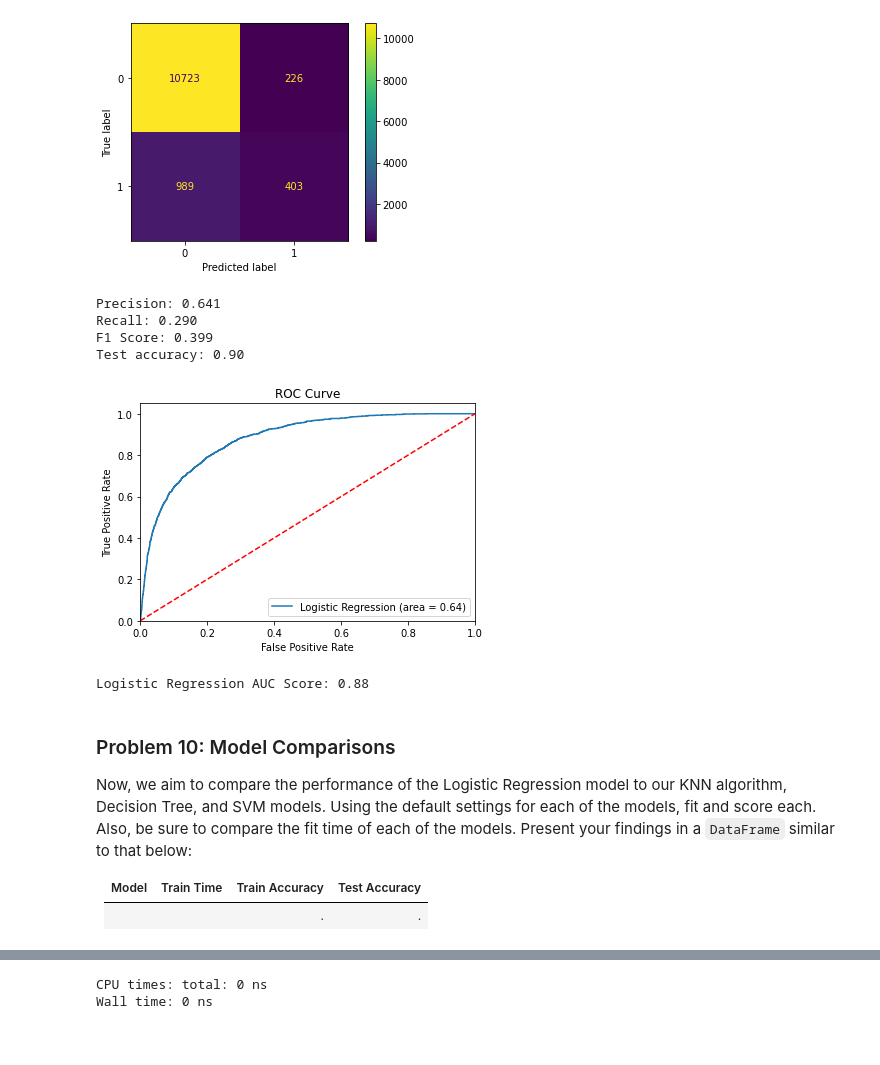
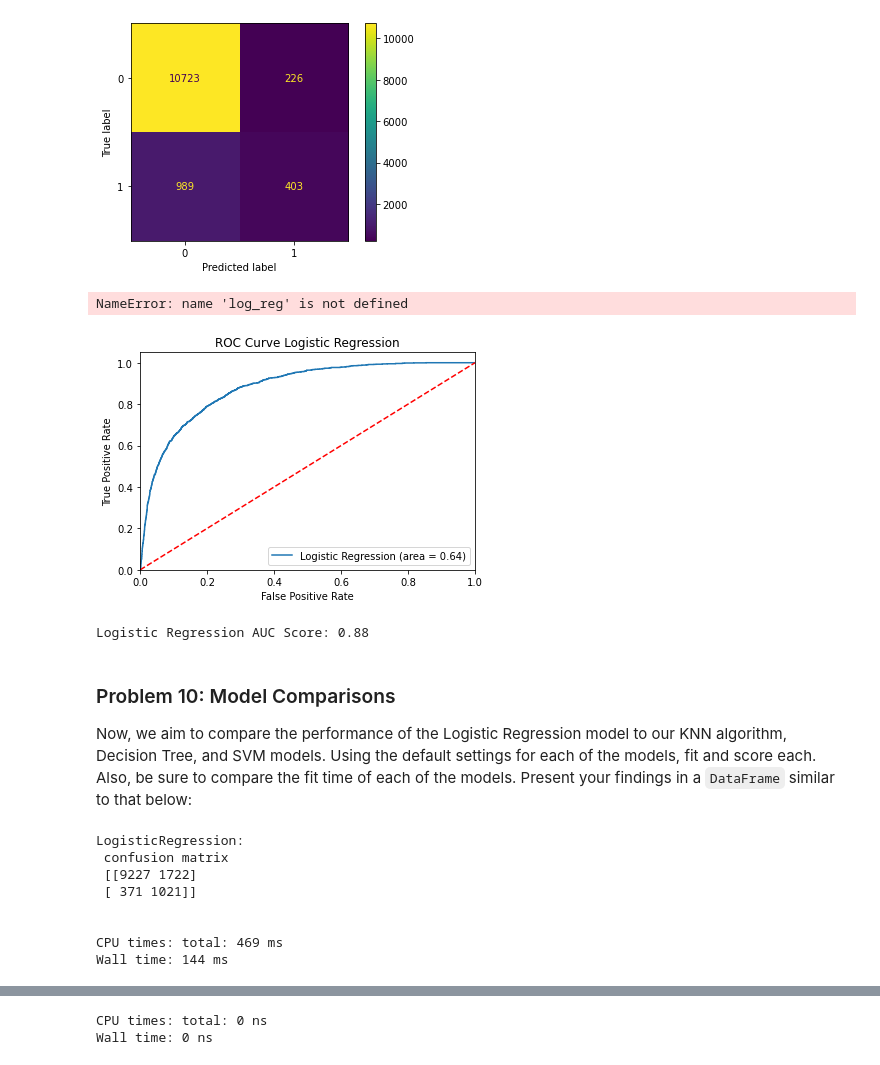
Before and after one commit to pranalee04/BH-PCMLAI-Module17-PracticalApplication-3, a Jupyter notebook: notebook/practical-assignment-3.ipynb, the cells around one changed output, grey strips where cells are left out. Cells and saved outputs as stored; diff of their text form; code cells hidden in the pictures.

```diff
--- a/notebook/practical-assignment-3.ipynb
+++ b/notebook/practical-assignment-3.ipynb
@@ -741,7 +749,7 @@ cmd.plot()
 [figure]
 # %%
 # Make predictions on the test data
-y_pred = log_reg.predict(X_test)
+y_pred = log_reg_model.predict(X_test)
 
 
 # Calculate the precision, recall, and F1 score
@@ -757,35 +765,28 @@ print("F1 Score: {:.3f}".format(f1))
 # Print the test accuracy
 print("Test accuracy: {:.2f}".format(accuracy))
 # %% [output]
-Precision: 0.641
-Recall: 0.290
-F1 Score: 0.399
-Test accuracy: 0.90
+NameError: name 'log_reg' is not defined
 # %%
 #AUC ROC curve  for LogRegModel
-logit_roc_auc = roc_auc_score(y_test,pred)
+logit_roc_auc = roc_auc_score(y_test,y_pred)
 fpr, tpr, thresholds = roc_curve(y_test, log_reg_model.predict_proba(X_test)[:,1])
 plt.figure()
 plt.plot(fpr, tpr, label='Logistic Regression (area = %0.2f)' % logit_roc_auc)
 plt.plot([0, 1], [0, 1],'r--')
 plt.xlim([0.0, 1.0])
 plt.ylim([0.0, 1.05])
 plt.xlabel('False Positive Rate')
 plt.ylabel('True Positive Rate')
 plt.title('ROC Curve Logistic Regression')
 plt.legend(loc="lower right")
-plt.savefig('Log_ROC')
+plt.savefig('images/Log_ROC_Logistic Regression')
 plt.show()
 auc_score =roc_auc_score(y_test, log_reg_model.predict_proba(X_test)[:,1])
 print("Logistic Regression AUC Score: {:.2f}".format(auc_score))
 # %% [output]
-[figure, old version]
+[figure, new version]
 Logistic Regression AUC Score: 0.88
 # %% [markdown]
 ### Problem 10: Model Comparisons
 
 Now, we aim to compare the performance of the Logistic Regression model to our KNN algorithm, Decision Tree, and SVM models.  Using the default settings for each of the models, fit and score each.  Also, be sure to compare the fit time of each of the models.  Present your findings in a `DataFrame` similar to that below:
-
-| Model | Train Time | Train Accuracy | Test Accuracy |
-| ----- | ---------- | -------------  | -----------   |
-|     |    |.     |.     |
@@ -791,0 +804,19 @@ Now, we aim to compare the performance of the Logistic Regression model to our K
+# %%
+%%time
+# Fit the LogisticRegression models
+log_reg = LogisticRegression(**log_reg_params)
+log_reg.fit(X_train, y_train)
+y_pred =log_reg.predict(X_test)
+# computing and plotting confusion matrix
+c_m = confusion_matrix(y_test, y_pred)
+print('LogisticRegression:\n confusion matrix\n', c_m,'\n\n')
+models.append(('LogisticRegression',log_reg))
+# %% [output]
+LogisticRegression:
+ confusion matrix
+ [[9227 1722]
+ [ 371 1021]]
+
+
+CPU times: total: 469 ms
+Wall time: 144 ms
```
Also changed, not shown: parts of 41 cells of this notebook, 8 other files.
